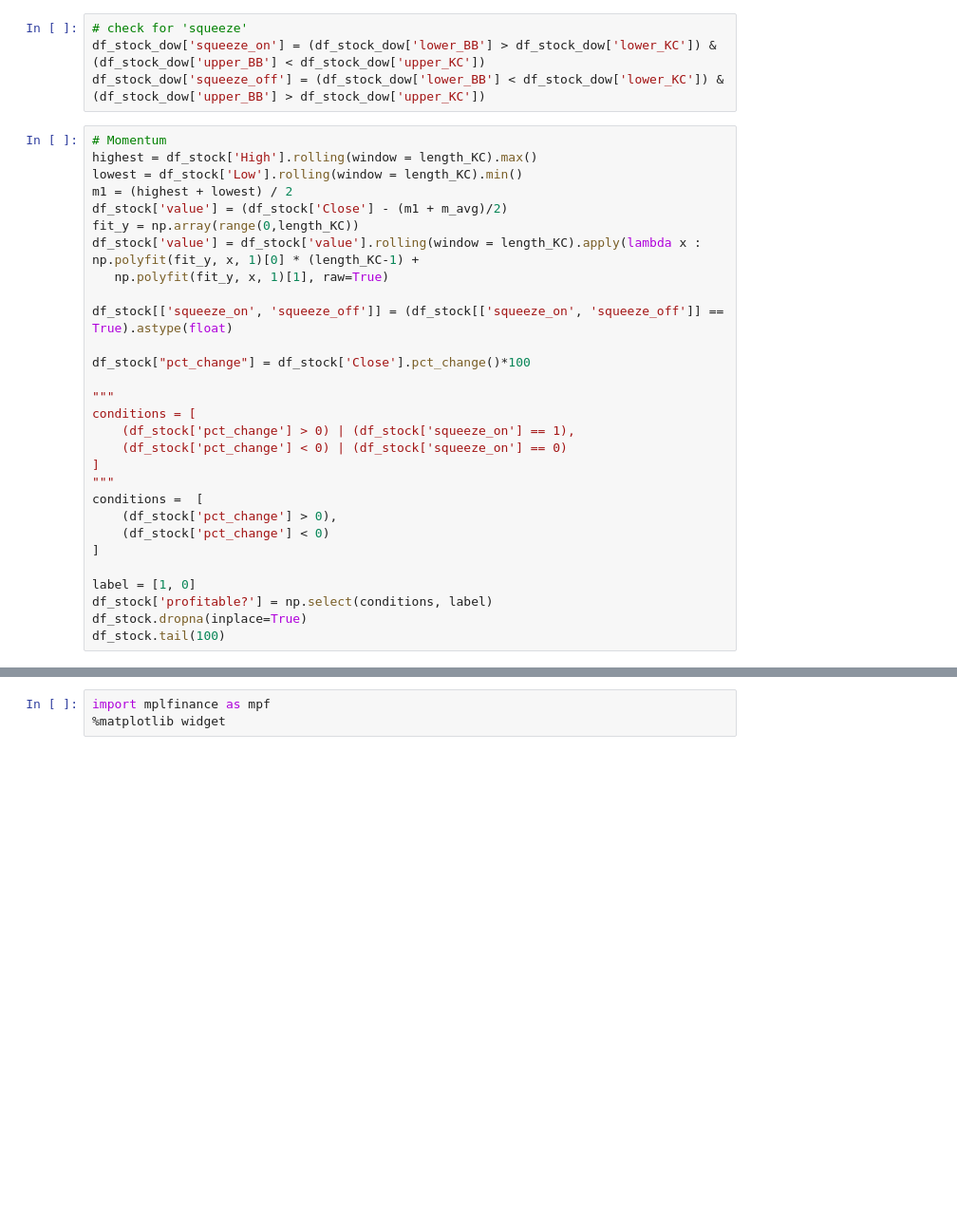
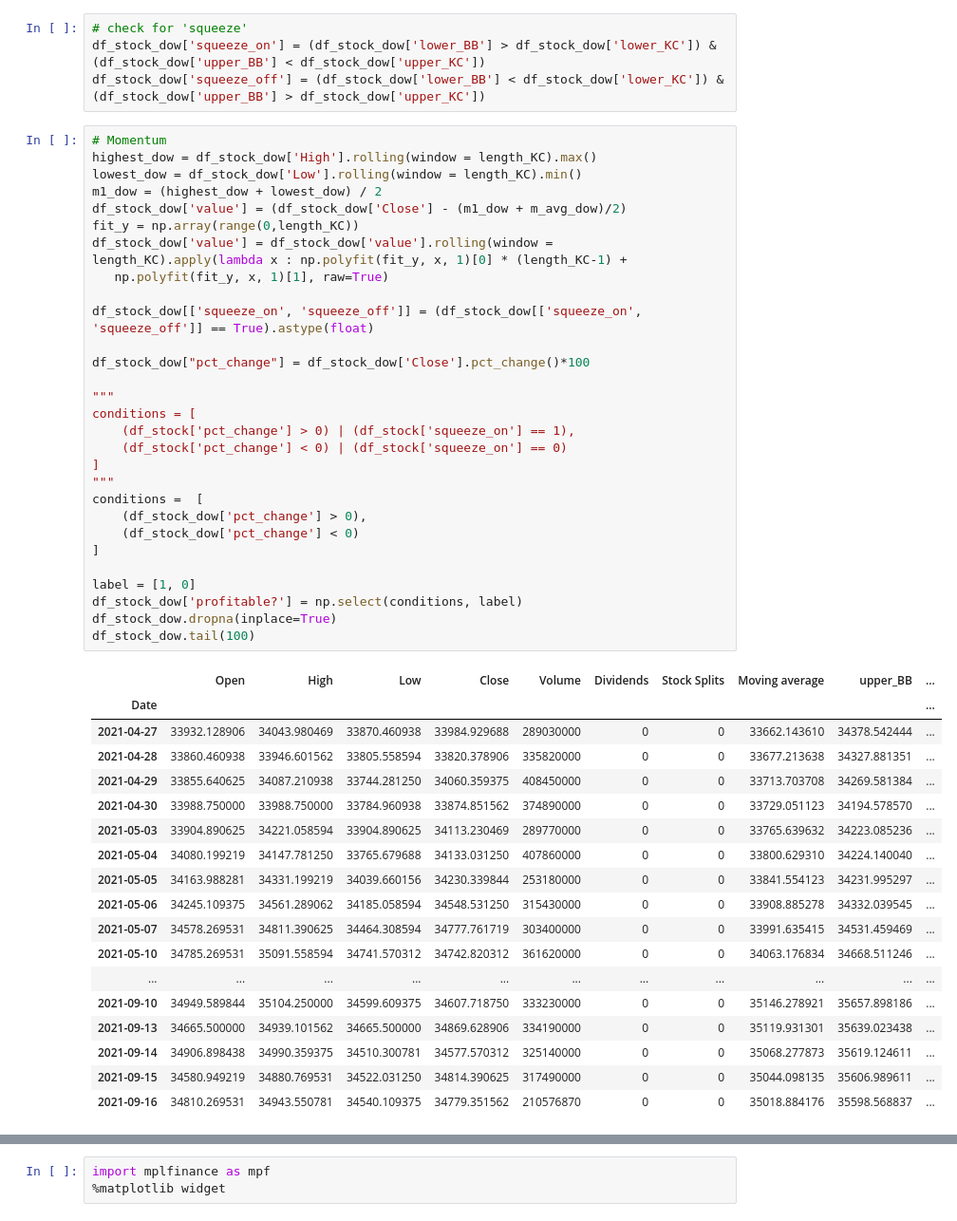
Before and after one commit to merutzu/SMBOMT, a Jupyter notebook: Market_analysis.ipynb, the cells around one changed output, grey strips where cells are left out. Shown at 95% size. Saved outputs shown, nothing was run; the diff lists cells and outputs as text; blank space fills up the shorter version.

```diff
--- a/Market_analysis.ipynb
+++ b/Market_analysis.ipynb
@@ -180,33 +180,52 @@ df_stock_dow['squeeze_on'] = (df_stock_dow['lower_BB'] > df_stock_dow['lower_KC'
 df_stock_dow['squeeze_off'] = (df_stock_dow['lower_BB'] < df_stock_dow['lower_KC']) & (df_stock_dow['upper_BB'] > df_stock_dow['upper_KC'])
 # %%
 # Momentum
-highest = df_stock['High'].rolling(window = length_KC).max()
-lowest = df_stock['Low'].rolling(window = length_KC).min()
-m1 = (highest + lowest) / 2
-df_stock['value'] = (df_stock['Close'] - (m1 + m_avg)/2)
+highest_dow = df_stock_dow['High'].rolling(window = length_KC).max()
+lowest_dow = df_stock_dow['Low'].rolling(window = length_KC).min()
+m1_dow = (highest_dow + lowest_dow) / 2
+df_stock_dow['value'] = (df_stock_dow['Close'] - (m1_dow + m_avg_dow)/2)
 fit_y = np.array(range(0,length_KC))
-df_stock['value'] = df_stock['value'].rolling(window = length_KC).apply(lambda x : np.polyfit(fit_y, x, 1)[0] * (length_KC-1) +
+df_stock_dow['value'] = df_stock_dow['value'].rolling(window = length_KC).apply(lambda x : np.polyfit(fit_y, x, 1)[0] * (length_KC-1) +
    np.polyfit(fit_y, x, 1)[1], raw=True)
 
-df_stock[['squeeze_on', 'squeeze_off']] = (df_stock[['squeeze_on', 'squeeze_off']] == True).astype(float)
+df_stock_dow[['squeeze_on', 'squeeze_off']] = (df_stock_dow[['squeeze_on', 'squeeze_off']] == True).astype(float)
 
-df_stock["pct_change"] = df_stock['Close'].pct_change()*100
+df_stock_dow["pct_change"] = df_stock_dow['Close'].pct_change()*100
 
 """
 conditions = [
     (df_stock['pct_change'] > 0) | (df_stock['squeeze_on'] == 1),
     (df_stock['pct_change'] < 0) | (df_stock['squeeze_on'] == 0)
 ]
 """
 conditions =  [
-    (df_stock['pct_change'] > 0),
-    (df_stock['pct_change'] < 0)
+    (df_stock_dow['pct_change'] > 0),
+    (df_stock_dow['pct_change'] < 0)
 ]
 
 label = [1, 0]
-df_stock['profitable?'] = np.select(conditions, label)
-df_stock.dropna(inplace=True)
-df_stock.tail(100)
+df_stock_dow['profitable?'] = np.select(conditions, label)
+df_stock_dow.dropna(inplace=True)
+df_stock_dow.tail(100)
+# %% [output]
+|  | Open | High | Low | Close | Volume | Dividends | Stock Splits | Moving average | upper_BB | ... |
+| Date |  |  |  |  |  |  |  |  |  | ... |
+| 2021-04-27 | 33932.128906 | 34043.980469 | 33870.460938 | 33984.929688 | 289030000 | 0 | 0 | 33662.143610 | 34378.542444 | ... |
+| 2021-04-28 | 33860.460938 | 33946.601562 | 33805.558594 | 33820.378906 | 335820000 | 0 | 0 | 33677.213638 | 34327.881351 | ... |
+| 2021-04-29 | 33855.640625 | 34087.210938 | 33744.281250 | 34060.359375 | 408450000 | 0 | 0 | 33713.703708 | 34269.581384 | ... |
+| 2021-04-30 | 33988.750000 | 33988.750000 | 33784.960938 | 33874.851562 | 374890000 | 0 | 0 | 33729.051123 | 34194.578570 | ... |
+| 2021-05-03 | 33904.890625 | 34221.058594 | 33904.890625 | 34113.230469 | 289770000 | 0 | 0 | 33765.639632 | 34223.085236 | ... |
+| 2021-05-04 | 34080.199219 | 34147.781250 | 33765.679688 | 34133.031250 | 407860000 | 0 | 0 | 33800.629310 | 34224.140040 | ... |
+| 2021-05-05 | 34163.988281 | 34331.199219 | 34039.660156 | 34230.339844 | 253180000 | 0 | 0 | 33841.554123 | 34231.995297 | ... |
+| 2021-05-06 | 34245.109375 | 34561.289062 | 34185.058594 | 34548.531250 | 315430000 | 0 | 0 | 33908.885278 | 34332.039545 | ... |
+| 2021-05-07 | 34578.269531 | 34811.390625 | 34464.308594 | 34777.761719 | 303400000 | 0 | 0 | 33991.635415 | 34531.459469 | ... |
+| 2021-05-10 | 34785.269531 | 35091.558594 | 34741.570312 | 34742.820312 | 361620000 | 0 | 0 | 34063.176834 | 34668.511246 | ... |
+| ... | ... | ... | ... | ... | ... | ... | ... | ... | ... | ... |
+| 2021-09-10 | 34949.589844 | 35104.250000 | 34599.609375 | 34607.718750 | 333230000 | 0 | 0 | 35146.278921 | 35657.898186 | ... |
+| 2021-09-13 | 34665.500000 | 34939.101562 | 34665.500000 | 34869.628906 | 334190000 | 0 | 0 | 35119.931301 | 35639.023438 | ... |
+| 2021-09-14 | 34906.898438 | 34990.359375 | 34510.300781 | 34577.570312 | 325140000 | 0 | 0 | 35068.277873 | 35619.124611 | ... |
+| 2021-09-15 | 34580.949219 | 34880.769531 | 34522.031250 | 34814.390625 | 317490000 | 0 | 0 | 35044.098135 | 35606.989611 | ... |
+| 2021-09-16 | 34810.269531 | 34943.550781 | 34540.109375 | 34779.351562 | 210576870 | 0 | 0 | 35018.884176 | 35598.568837 | ... |
 # %%
 # entry point for long position:
 # 1. black cross becomes gray (the squeeze is released)
```
Also changed, not shown: parts of 26 cells of this notebook.
